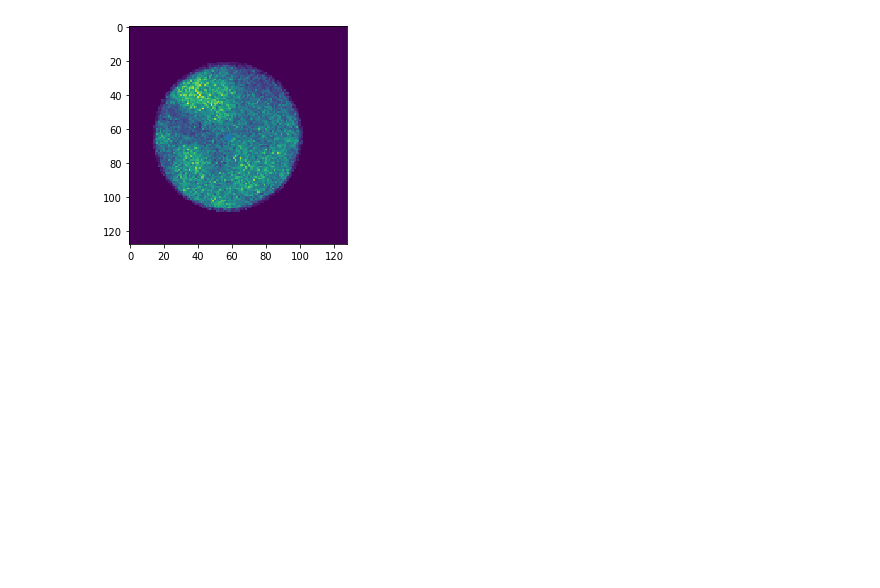
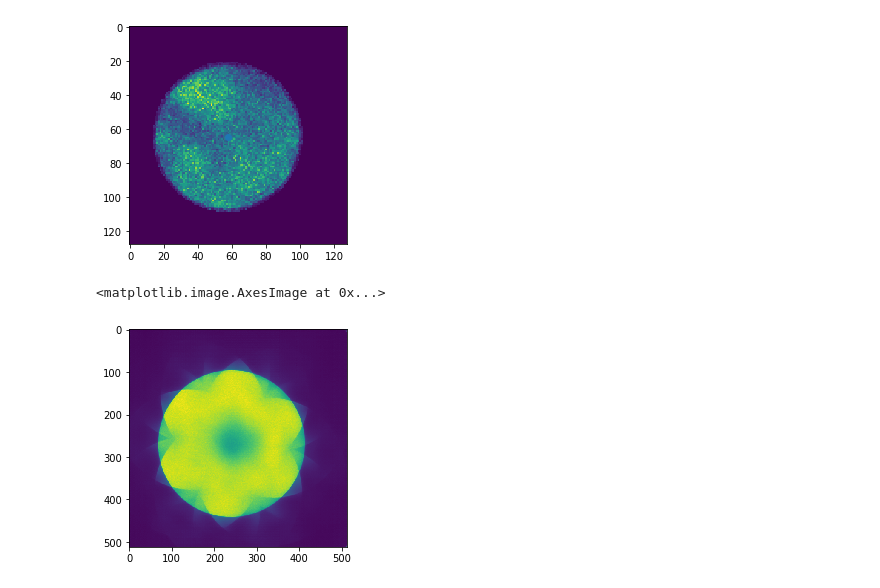
Before and after one commit to CY-Zhang/PyProcessingCodes, a Jupyter notebook: GeneralProcessing/FigurePlot_032420_Workshop.ipynb, the cells around one changed output. Cells and saved outputs as stored; diff of their text form; code cells hidden in the pictures; blank space fills up the shorter version.

```diff
--- a/GeneralProcessing/FigurePlot_032420_Workshop.ipynb
+++ b/GeneralProcessing/FigurePlot_032420_Workshop.ipynb
@@ -307,3 +307,9 @@ print(np.sum(frame*BF_mask))
 # %% [output]
 753725.0
 [figure]
+# %%
+PACBED = np.load('/srv/home/chenyu/DEbackup/2019/062819/S8/PACBED.npy')
+plt.imshow(PACBED)
+# %% [output]
+<matplotlib.image.AxesImage at 0x...>
+[figure, added]
```
Also changed, not shown: 10 other files.
